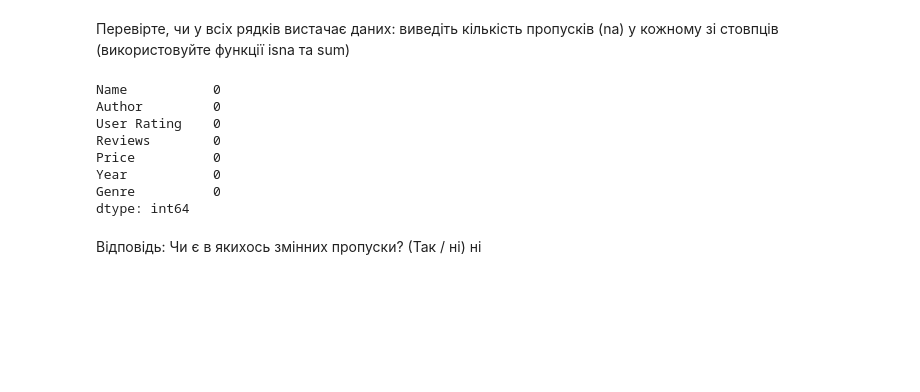
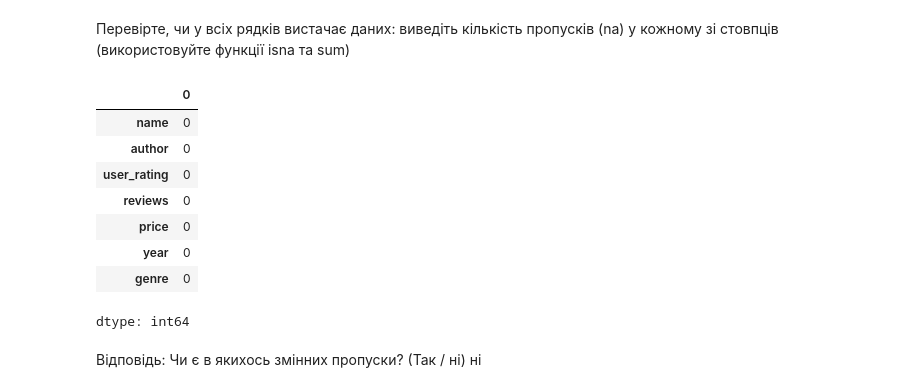
Before and after one commit to OlhaYastrebova/goit-ds-hw, a Jupyter notebook: Hw5_3.ipynb, the cells around one changed output. Saved outputs shown, nothing was run; the diff lists cells and outputs as text; code cells hidden in the pictures; blank space fills up the shorter version.

```diff
--- a/Hw5_3.ipynb
+++ b/Hw5_3.ipynb
@@ -39,17 +39,16 @@ df.columns = ['name', 'author', 'user_rating', 'reviews', 'price', 'year', 'genr
 Перевірте, чи у всіх рядків вистачає даних: виведіть кількість пропусків (na) у кожному зі стовпців (використовуйте функції isna та sum)
 # %%
 # Перевірити кількість пропусків у кожному стовпці
-missing_values = df.isna().sum()
-
-print(missing_values)
+df.isna().sum()
 # %% [output]
+|  | 0 |
+| name | 0 |
+| author | 0 |
+| user_rating | 0 |
+| reviews | 0 |
+| price | 0 |
+| year | 0 |
+| genre | 0 |
-Name           0
-Author         0
-User Rating    0
-Reviews        0
-Price          0
-Year           0
-Genre          0
 dtype: int64
 # %% [markdown]
 Відповідь: Чи є в якихось змінних пропуски? (Так / ні)
```
Also changed, not shown: parts of 8 cells of this notebook.
